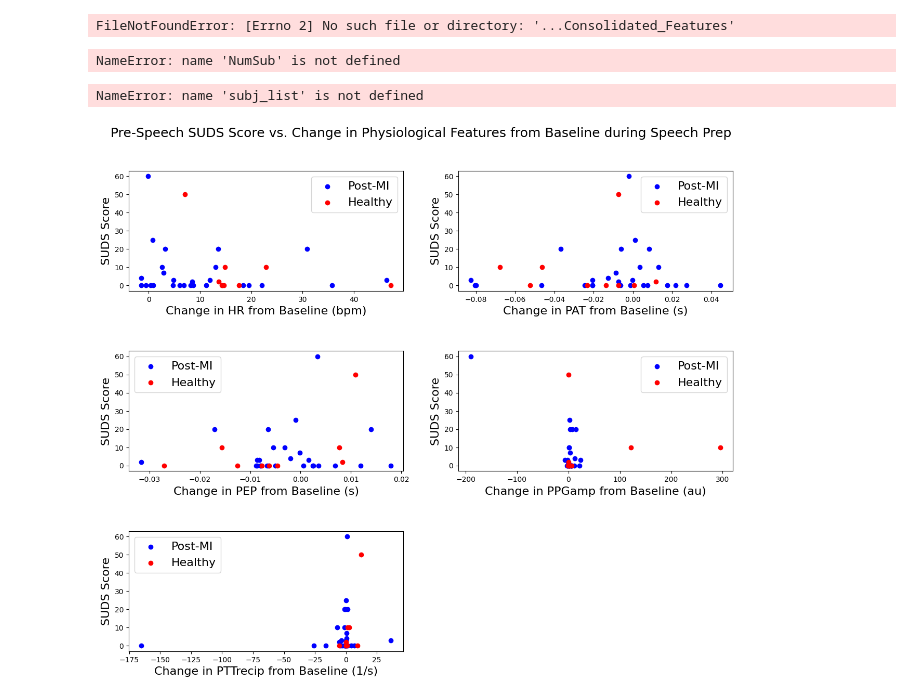
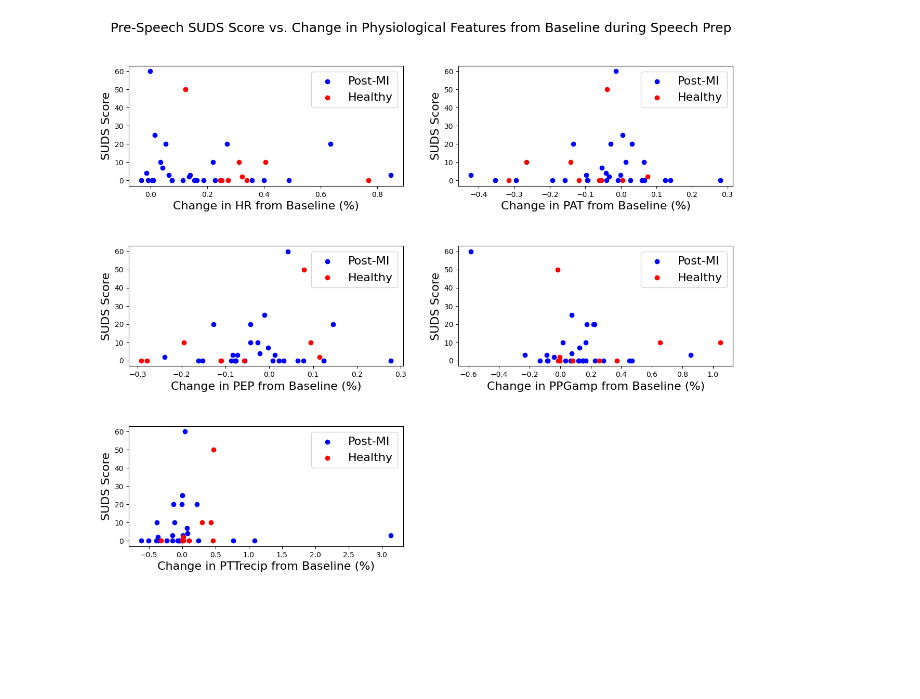
Before and after one commit to zhangster12/BMED-6517-Sp-24-Team-1, a Jupyter notebook: suds_visualization.ipynb, the cells around one changed output. Cells and saved outputs as stored; diff of their text form; code cells hidden in the pictures; blank space fills up the shorter version.

Commit message:
Updated normalization method for SUDS plots

```diff
--- a/suds_visualization.ipynb
+++ b/suds_visualization.ipynb
@@ -12,7 +12,7 @@ import matplotlib.pyplot as plt
 
 # Prepare to extract data from .csv files
 
-main_path = '...' # Insert path to folder containing "Consolidated_Features" folder and "suds.csv" file
+main_path = '<insert path to folder containing Consolidated_Features subfolder>'
 features_path = main_path + 'Consolidated_Features'
 
 Subject = os.listdir(features_path) # Post_MI: 35, Healthy: 9
@@ -33,8 +33,6 @@ Subj = np.zeros(len(Subject))
 for i in range(len(Subject)):
     Subj[i] = int(Subject[i][3:])
 Subj.sort()
-# %% [output]
-FileNotFoundError: [Errno 2] No such file or directory: '...Consolidated_Features'
 # %%
 # Extract physio features from .csv files
 dataframes_MI = []
@@ -63,8 +61,6 @@ for sub in range(NumSub):
                     Feat_load = os.path.join(features_path, 'sub' + str(int(Subj[sub])), 'stim' + str(stim) + '_' + Feature[feat] + '.csv');
                     data = pd.read_csv(Feat_load)
                     dataframes_Ht[sub_Ht][stim][feat] = data.values
-# %% [output]
-NameError: name 'NumSub' is not defined
 # %%
 # Extract SUDS scores
 subj_list = list(map(int, subj_list))
@@ -89,42 +85,40 @@ for subj in subj_list:
     if str(subj)[0] == '6':
         suds_pre_speech_Ht.append(suds_pre_speech)
         suds_post_speech_Ht.append(suds_pre_speech)
-# %% [output]
-NameError: name 'subj_list' is not defined
 # %%
 # Isolate features from speech preparation stimulus (stim 2), compute average, and plot against SUDS
 
 plt.figure(figsize=(15, 12))
 plt.subplots_adjust(hspace=0.5)
 plt.suptitle("Pre-Speech SUDS Score vs. Change in Physiological Features from Baseline during Speech Prep", fontsize=18, y=0.95)
 
 for i in range(NumFeat):
 
     speech_prep_feature_MI = []
     speech_prep_feature_HT = []
 
     MI_idx = 0
     Ht_idx = 0
 
     for subj in subj_list:
 
         if str(subj)[0] == '3':
             baseline = dataframes_MI[MI_idx][0][i][:, 1]
             feature = dataframes_MI[MI_idx][2][i][:, 1]
-            speech_prep_feature_MI.append(np.mean(feature) - np.mean(baseline))
+            speech_prep_feature_MI.append((np.mean(feature) - np.mean(baseline))/np.mean(baseline))
             MI_idx += 1
 
         if str(subj)[0] == '6':
             baseline = dataframes_Ht[Ht_idx][0][i][:, 1]
             feature = dataframes_Ht[Ht_idx][2][i][:, 1]
-            speech_prep_feature_HT.append(np.mean(feature) - np.mean(baseline))
+            speech_prep_feature_HT.append((np.mean(feature) - np.mean(baseline))/np.mean(baseline))
             Ht_idx += 1
 
     ax = plt.subplot(3, 2, i+1)
     ax.scatter(speech_prep_feature_MI, suds_pre_speech_MI, color='b')
     ax.scatter(speech_prep_feature_HT, suds_pre_speech_Ht, color='r')
-    ax.set_xlabel('Change in ' + Feature[i] + ' from Baseline (' + Unit[i] + ')', fontsize = 16)
+    ax.set_xlabel('Change in ' + Feature[i] + " from Baseline (%)", fontsize = 16)
     ax.set_ylabel('SUDS Score', fontsize = 16)
     ax.legend(['Post-MI', 'Healthy'], fontsize = 16)
 # %% [output]
-[figure, old version]
+[figure, new version]
```
Also changed, not shown: 1 other file.
